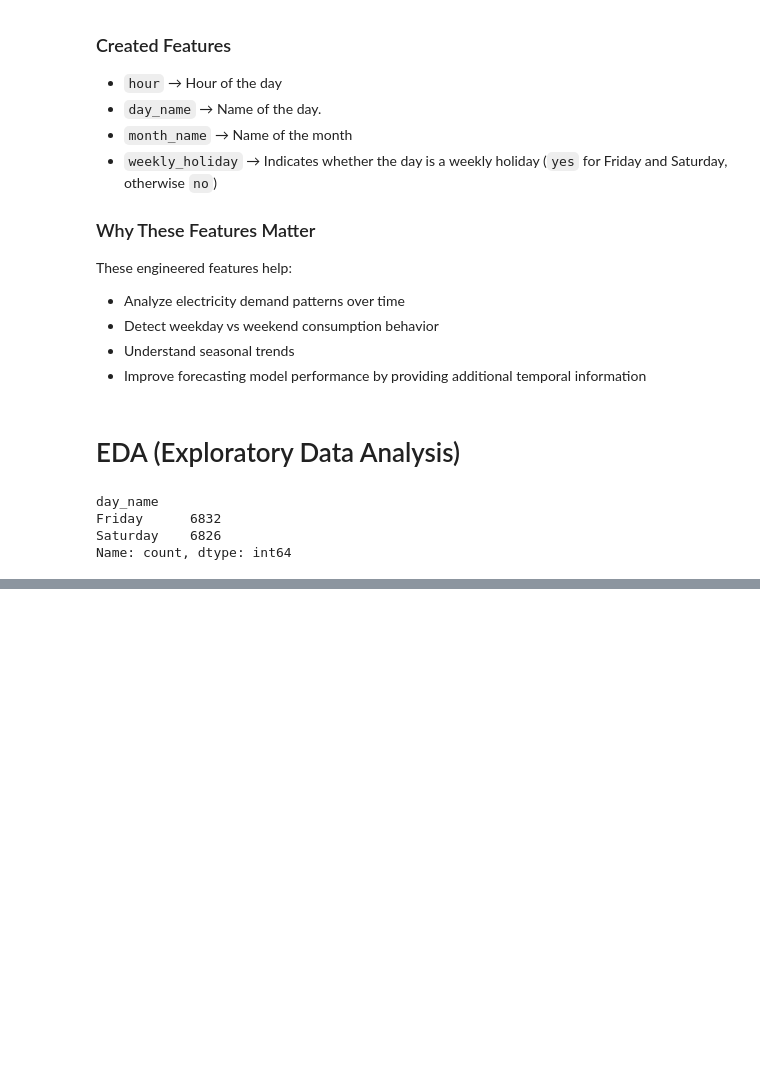
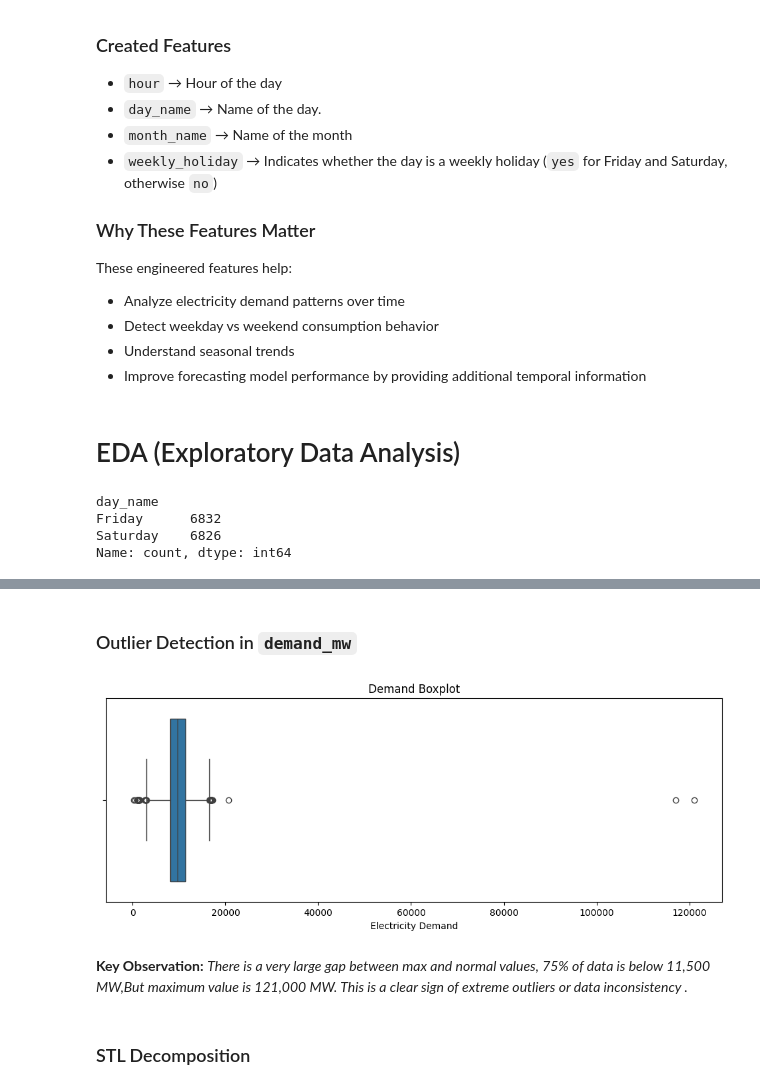
Before and after one commit to CodebySiyam/electricity-load-forecasting-bangladesh, a Jupyter notebook: electricity-load-forecasting-bangladesh.ipynb, the cells around one changed output, grey strips where cells are left out. Cells and saved outputs as stored; diff of their text form; code cells hidden in the pictures; blank space fills up the shorter version.

```diff
--- a/electricity-load-forecasting-bangladesh.ipynb
+++ b/electricity-load-forecasting-bangladesh.ipynb
@@ -750,0 +831,15 @@ Name: count, dtype: int64
+# %% [markdown]
+### Outlier Detection in `demand_mw`
+# %%
+plt.figure(figsize=(12,4))
+sns.boxplot(x=train_set['demand_mw'])
+plt.title('Demand Boxplot')
+plt.xlabel("Electricity Demand")
+
+plt.show()
+# %% [output]
+[figure, added]
+# %% [markdown]
+**Key Observation:** *There is a very large gap between max and normal values, 75% of data is below 11,500 MW,But maximum value is 121,000 MW. This is a clear sign of extreme outliers or data inconsistency .*
+# %% [markdown]
+### STL Decomposition
```
Also changed, not shown: parts of 20 cells of this notebook.
